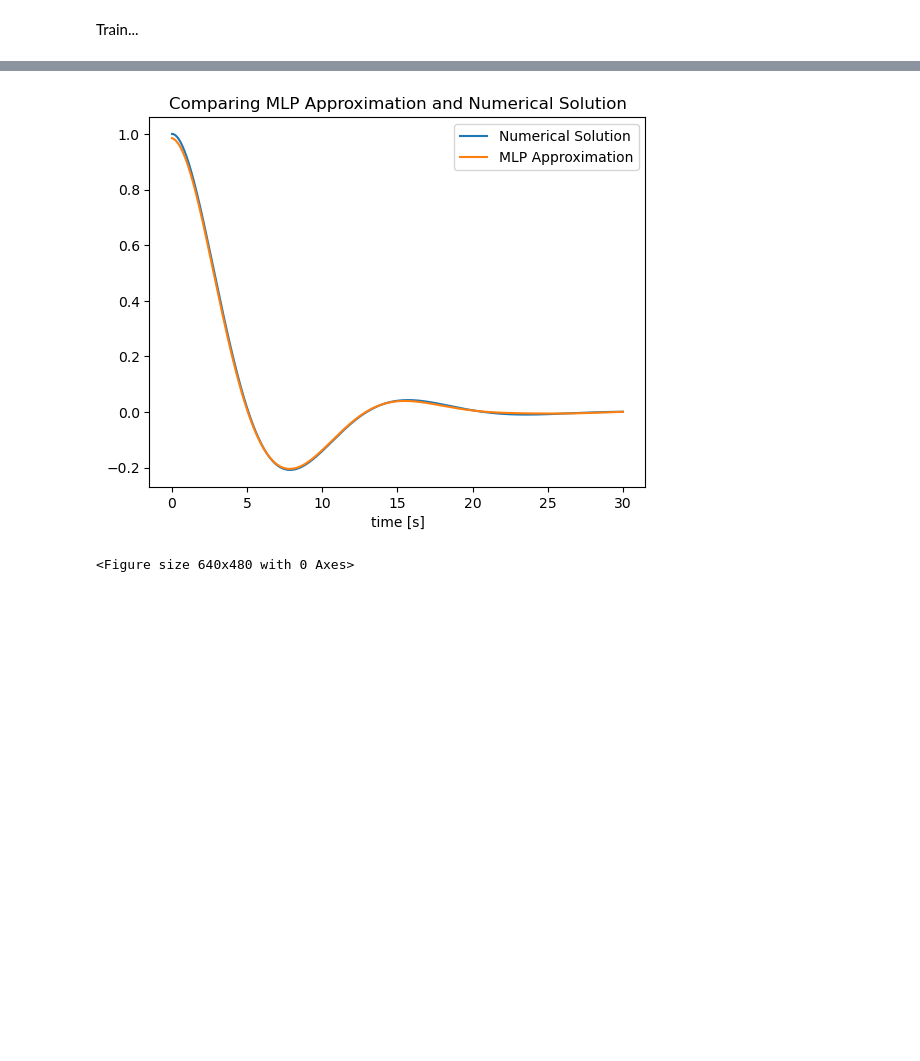
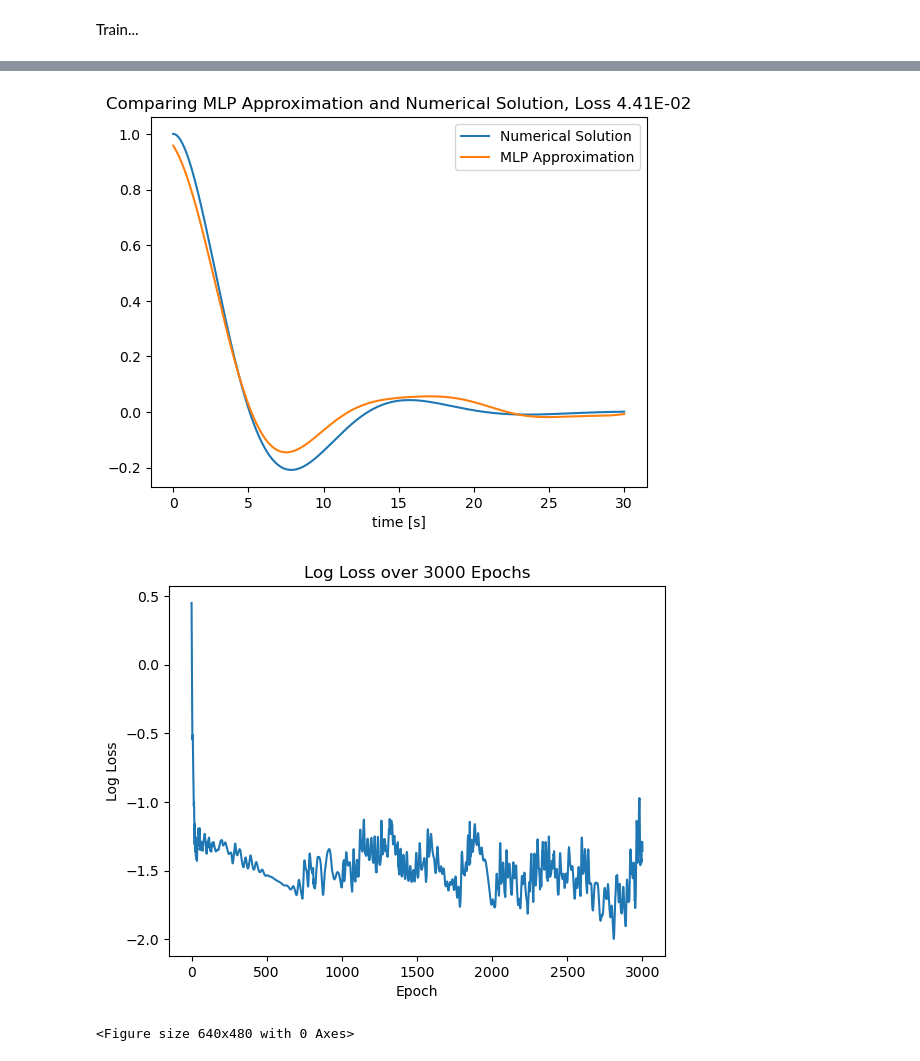
Before and after one commit to RoshenS/PINNs, a Jupyter notebook: PINN temp code.ipynb, the cells around one changed output, grey strips where cells are left out. Cells and saved outputs as stored; diff of their text form; code cells hidden in the pictures; blank space fills up the shorter version.

```diff
--- a/PINN temp code.ipynb
+++ b/PINN temp code.ipynb
@@ -210,7 +208,7 @@ Comparing plots of MLP approximation against numerical solution.
 def plot_comp():
     plt.plot(t_plot,x_plot[:,0],label='Numerical Solution')
     plt.xlabel('time [s]')
-    plt.title("Comparing MLP Approximation and Numerical Solution")
+    plt.title(f"Comparing MLP Approximation and Numerical Solution, Loss {prev_loss[-1]:.2E}")
 
     # obtaining plotting information
     # inputs: vector with cols 0:t, 1:F, 2:M, 3:c, 4:k, 5:x(0), 6:x'(0)
@@ -243,11 +241,19 @@ def plot_comp():
     plt.legend()
     plt.show()
     plt.clf()
+
+    plt.plot(np.log10(prev_loss))
+    plt.title(f"Log Loss over {epoch} Epochs")
+    plt.xlabel("Epoch")
+    plt.ylabel("Log Loss")
+    plt.show()
+    plt.clf()
 # %% [markdown]
 Train...
 # %%
-n_epochs = 5001
-prev_loss = list()
+# choose optimizer
+optim = Adam(model.parameters())
+weight = 1
 
 def closure():
     loss = loss_fn(model, train)
@@ -256,13 +262,12 @@ def closure():
     prev_loss.append(loss.item())
     return loss
 
+n_epochs = 3001
+prev_loss = list()
+
 for epoch in range(n_epochs):
 
-    loss = loss_fn(model, train)
-    optim.zero_grad()
-    loss.backward()
-    prev_loss.append(loss.item())
-    optim.step()
+    optim.step(closure)
 
     if not (epoch%100):
         print(f'Finished epoch {epoch}, latest loss {prev_loss[-1]:.2E}')
@@ -289,2 +294,3 @@ Finished epoch 5000, latest loss 5.80E-03
-[figure, old version]
+[figure, new version]
+[figure, added]
 <Figure size 640x480 with 0 Axes>
```
Also changed, not shown: parts of 5 cells of this notebook.
